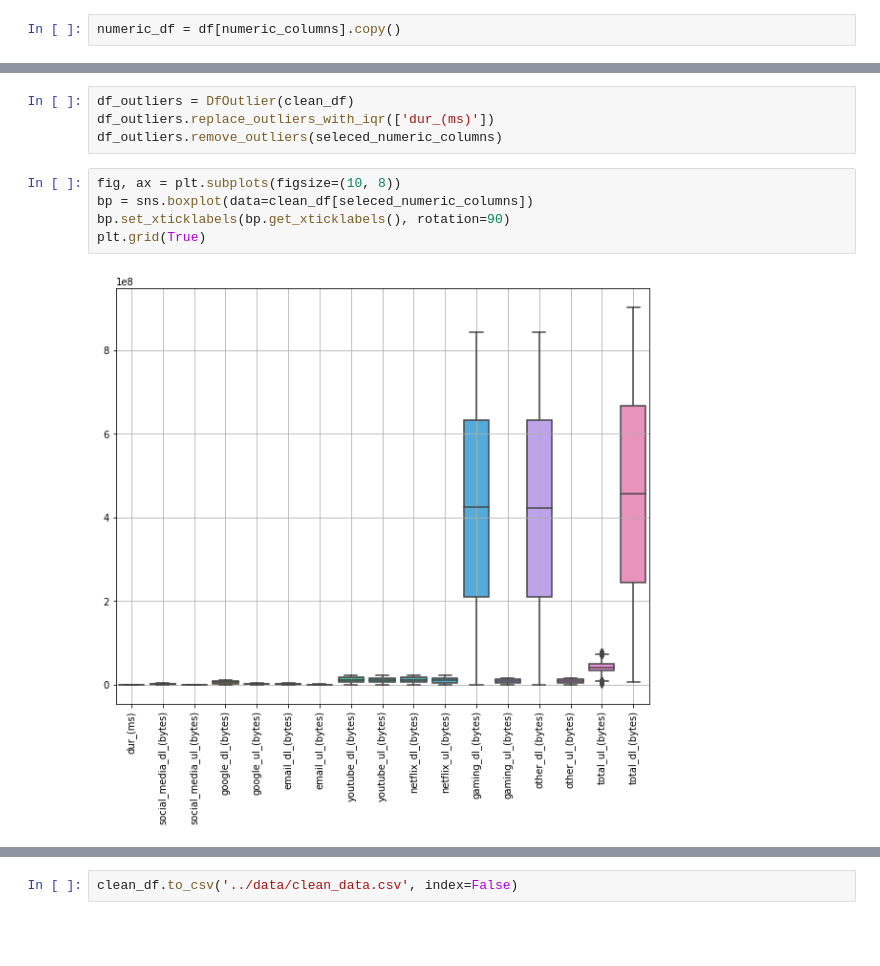
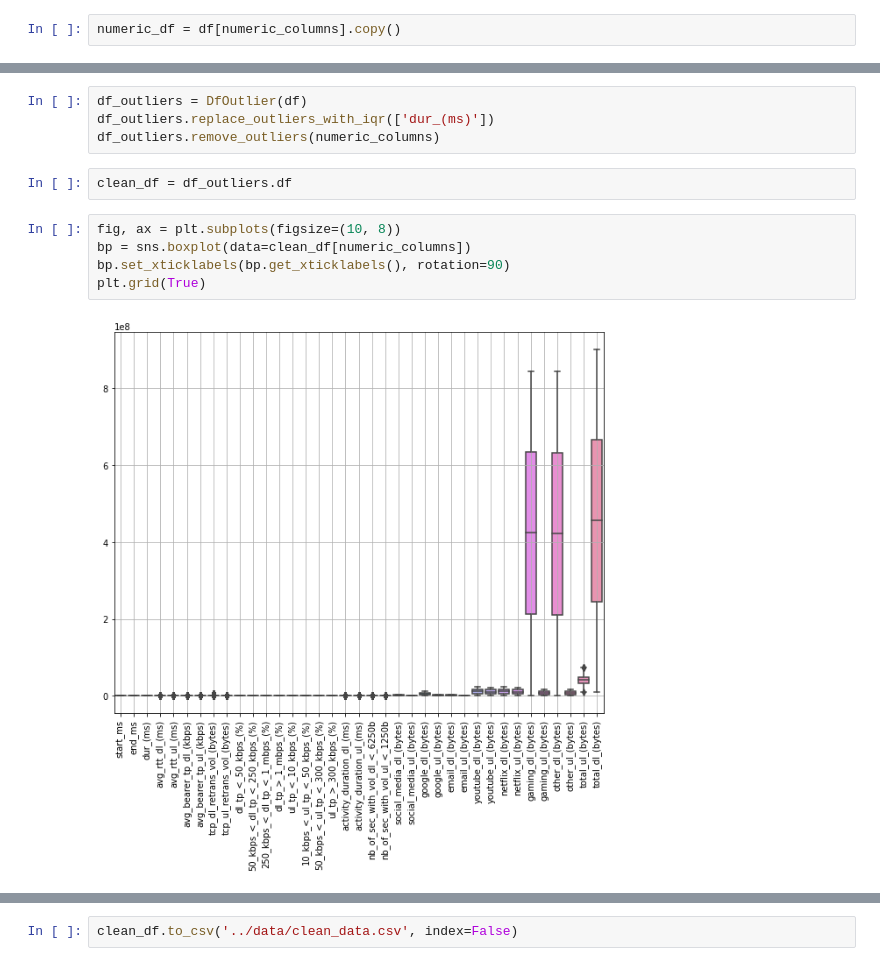
Before and after one commit to eandualem/telecom_analytics, a Jupyter notebook: notebooks/1.01_outliers.ipynb, the cells around one changed output, grey strips where cells are left out. Drawn from its saved outputs; the diff is of its cells as text; blank space fills up the shorter version.

Commit message:
feat: update outlier detection notebook

```diff
--- a/notebooks/1.01_outliers.ipynb
+++ b/notebooks/1.01_outliers.ipynb
@@ -166,11 +129,13 @@ memory usage: 29.1+ MB
 # %%
-df_outliers = DfOutlier(clean_df)
+df_outliers = DfOutlier(df)
 df_outliers.replace_outliers_with_iqr(['dur_(ms)'])
-df_outliers.remove_outliers(seleced_numeric_columns)
+df_outliers.remove_outliers(numeric_columns)
+# %%
+clean_df = df_outliers.df
 # %%
 fig, ax = plt.subplots(figsize=(10, 8))
-bp = sns.boxplot(data=clean_df[seleced_numeric_columns])
+bp = sns.boxplot(data=clean_df[numeric_columns])
 bp.set_xticklabels(bp.get_xticklabels(), rotation=90)
 plt.grid(True)
 # %% [output]
-[figure, old version]
+[figure, new version]
```
Also changed, not shown: parts of 10 cells of this notebook, 2 other files.
